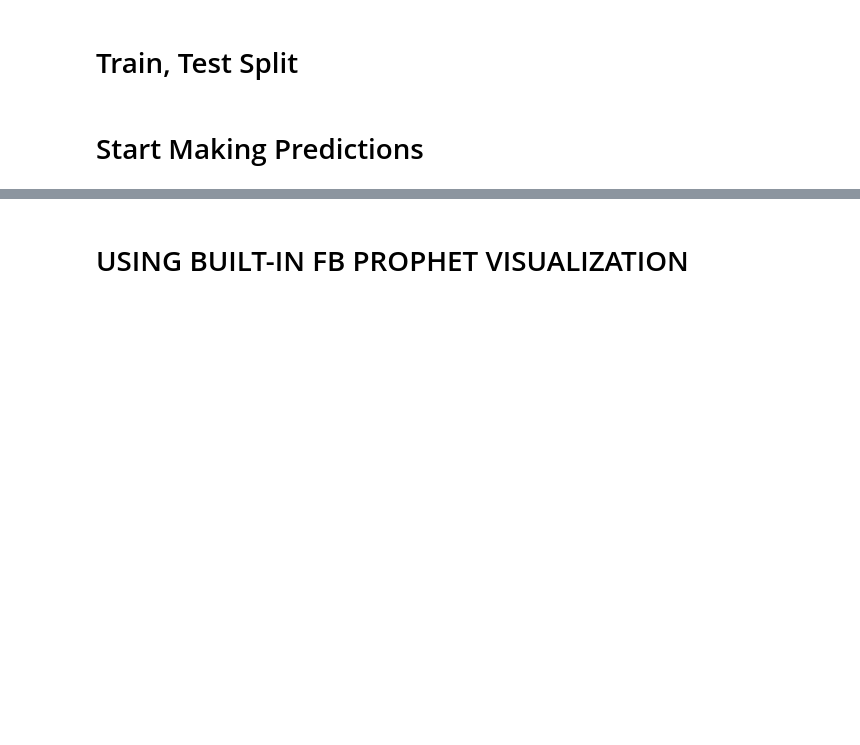
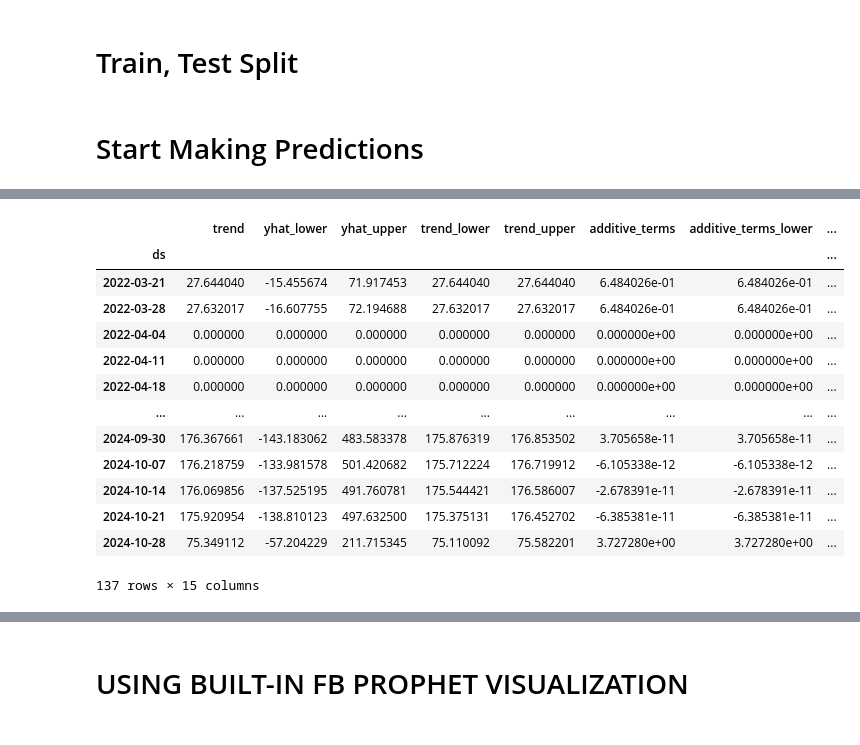
Before and after one commit to fazalpge/product_forecasting, a Jupyter notebook: Prophet_Time_series.ipynb, the cells around one changed output, grey strips where cells are left out. Saved outputs shown, nothing was run; the diff lists cells and outputs as text; code cells hidden in the pictures; blank space fills up the shorter version.

```diff
--- a/Prophet_Time_series.ipynb
+++ b/Prophet_Time_series.ipynb
@@ -141,0 +147,19 @@ forecast[['ds', 'yhat', 'yhat_lower', 'yhat_upper']].tail()
+# %%
+# Aggregate predictions on a weekly basis
+weekly_predictions = forecast.resample('W-Mon', on='ds').sum()
+weekly_predictions
+# %% [output]
+|  | trend | yhat_lower | yhat_upper | trend_lower | trend_upper | additive_terms | additive_terms_lower | ... |
+| ds |  |  |  |  |  |  |  | ... |
+| 2022-03-21 | 27.644040 | -15.455674 | 71.917453 | 27.644040 | 27.644040 | 6.484026e-01 | 6.484026e-01 | ... |
+| 2022-03-28 | 27.632017 | -16.607755 | 72.194688 | 27.632017 | 27.632017 | 6.484026e-01 | 6.484026e-01 | ... |
+| 2022-04-04 | 0.000000 | 0.000000 | 0.000000 | 0.000000 | 0.000000 | 0.000000e+00 | 0.000000e+00 | ... |
+| 2022-04-11 | 0.000000 | 0.000000 | 0.000000 | 0.000000 | 0.000000 | 0.000000e+00 | 0.000000e+00 | ... |
+| 2022-04-18 | 0.000000 | 0.000000 | 0.000000 | 0.000000 | 0.000000 | 0.000000e+00 | 0.000000e+00 | ... |
+| ... | ... | ... | ... | ... | ... | ... | ... | ... |
+| 2024-09-30 | 176.367661 | -143.183062 | 483.583378 | 175.876319 | 176.853502 | 3.705658e-11 | 3.705658e-11 | ... |
+| 2024-10-07 | 176.218759 | -133.981578 | 501.420682 | 175.712224 | 176.719912 | -6.105338e-12 | -6.105338e-12 | ... |
+| 2024-10-14 | 176.069856 | -137.525195 | 491.760781 | 175.544421 | 176.586007 | -2.678391e-11 | -2.678391e-11 | ... |
+| 2024-10-21 | 175.920954 | -138.810123 | 497.632500 | 175.375131 | 176.452702 | -6.385381e-11 | -6.385381e-11 | ... |
+| 2024-10-28 | 75.349112 | -57.204229 | 211.715345 | 75.110092 | 75.582201 | 3.727280e+00 | 3.727280e+00 | ... |
+137 rows × 15 columns
```
Also changed, not shown: parts of 12 cells of this notebook.
